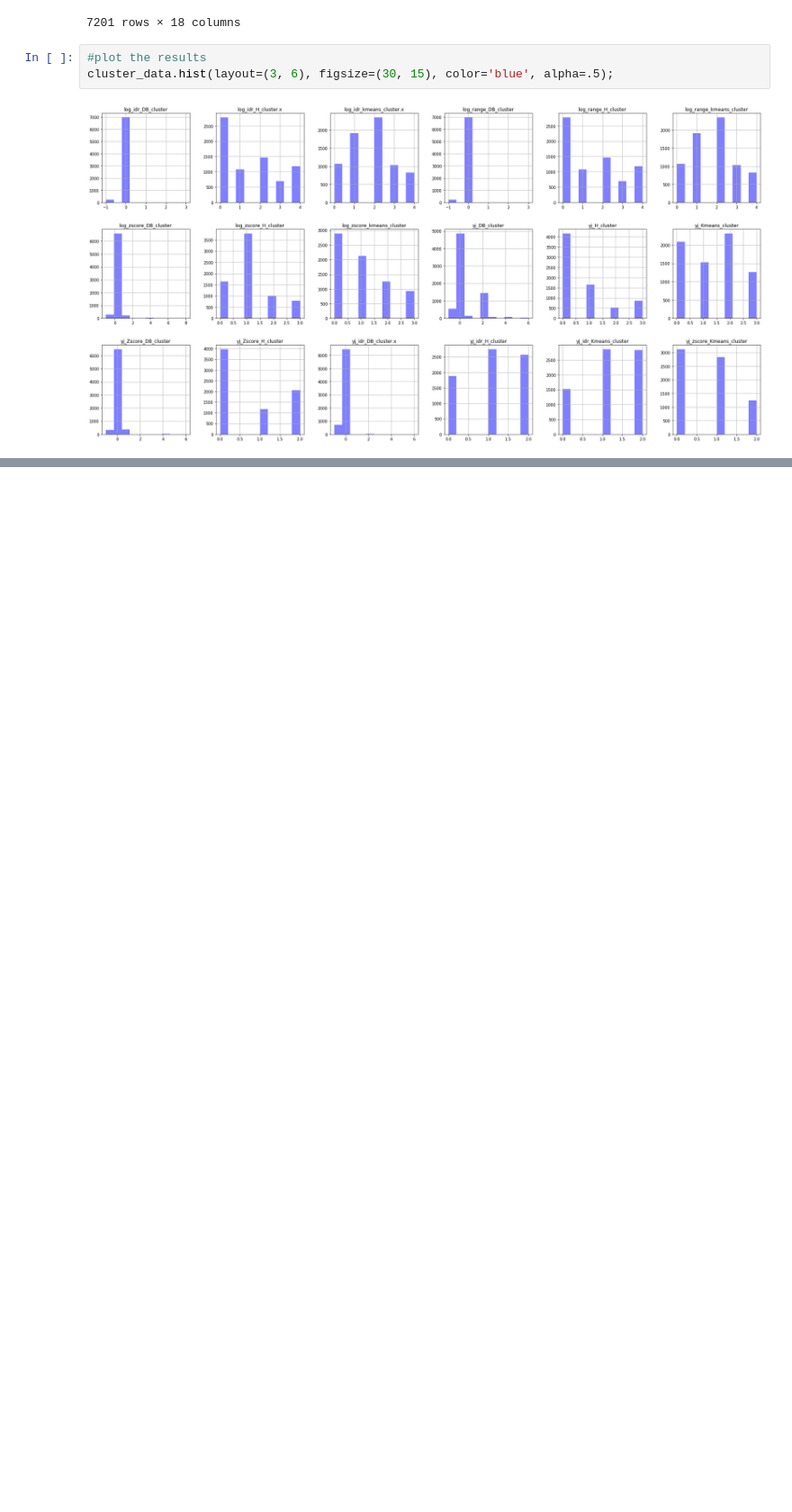
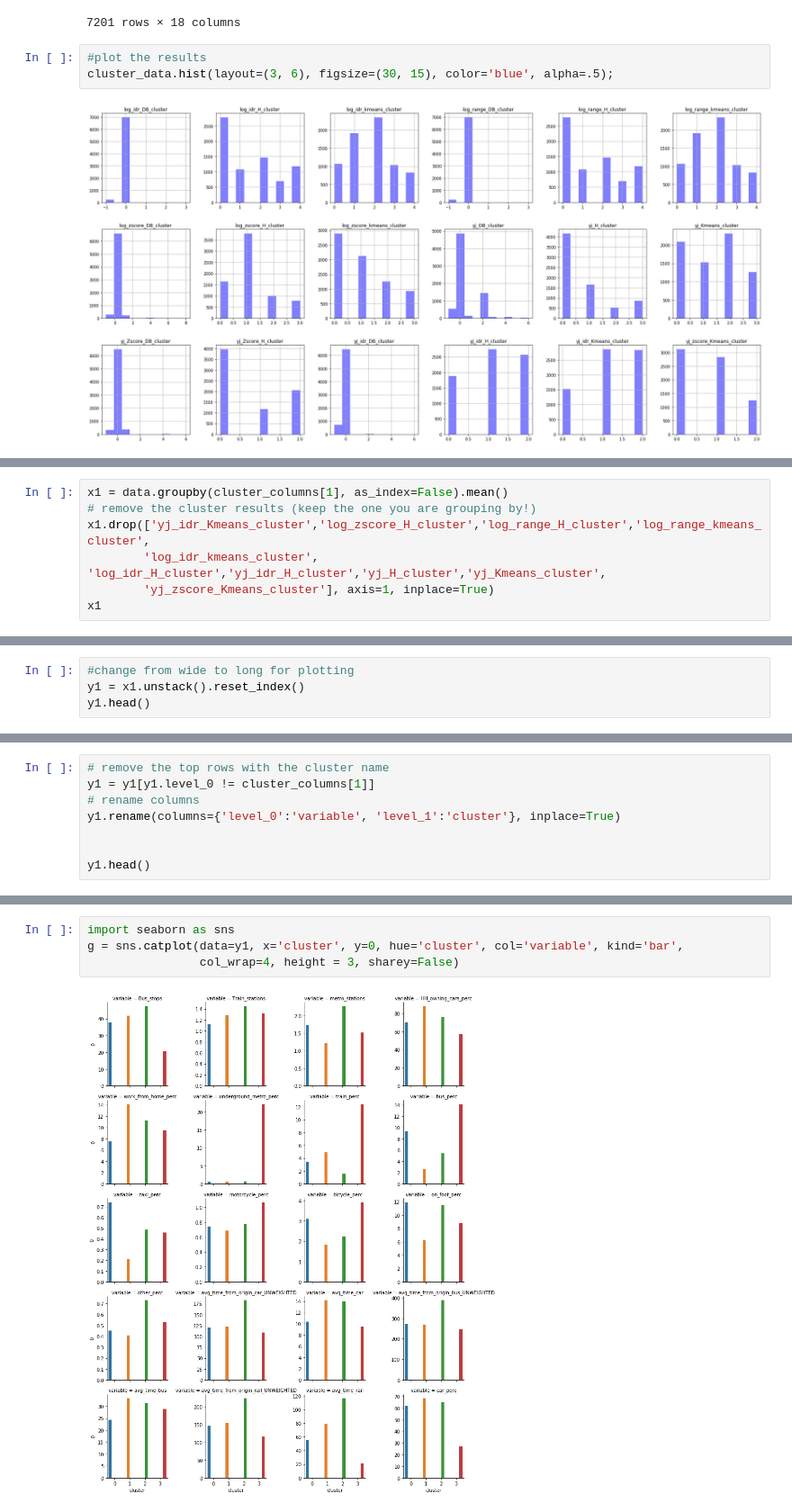
Before and after one commit to natesheehan/spidercartographers, a Jupyter notebook: Scripts/Evaluating Clusters.ipynb, the cells around one changed output, grey strips where cells are left out. Shown at 90% size. Cells and saved outputs as stored; diff of their text form; blank space fills up the shorter version.

```diff
--- a/Scripts/Evaluating Clusters.ipynb
+++ b/Scripts/Evaluating Clusters.ipynb
@@ -139,0 +124,7 @@ for i in range(1,len(cluster_columns)):
+# %%
+x1 = data.groupby(cluster_columns[1], as_index=False).mean()
+# remove the cluster results (keep the one you are grouping by!)
+x1.drop(['yj_idr_Kmeans_cluster','log_zscore_H_cluster','log_range_H_cluster','log_range_kmeans_cluster',
+        'log_idr_kmeans_cluster', 'log_idr_H_cluster','yj_idr_H_cluster','yj_H_cluster','yj_Kmeans_cluster',
+        'yj_zscore_Kmeans_cluster'], axis=1, inplace=True)
+x1
@@ -139,0 +138,4 @@ for i in range(1,len(cluster_columns)):
+# %%
+#change from wide to long for plotting
+y1 = x1.unstack().reset_index()
+y1.head()
@@ -139,0 +149,8 @@ for i in range(1,len(cluster_columns)):
+# %%
+# remove the top rows with the cluster name
+y1 = y1[y1.level_0 != cluster_columns[1]]
+# rename columns
+y1.rename(columns={'level_0':'variable', 'level_1':'cluster'}, inplace=True)
+
+
+y1.head()
@@ -139,0 +164,6 @@ for i in range(1,len(cluster_columns)):
+# %%
+import seaborn as sns
+g = sns.catplot(data=y1, x='cluster', y=0, hue='cluster', col='variable', kind='bar',
+                col_wrap=4, height = 3, sharey=False)
+# %% [output]
+[figure, added]
```
Also changed, not shown: parts of 19 cells of this notebook.
